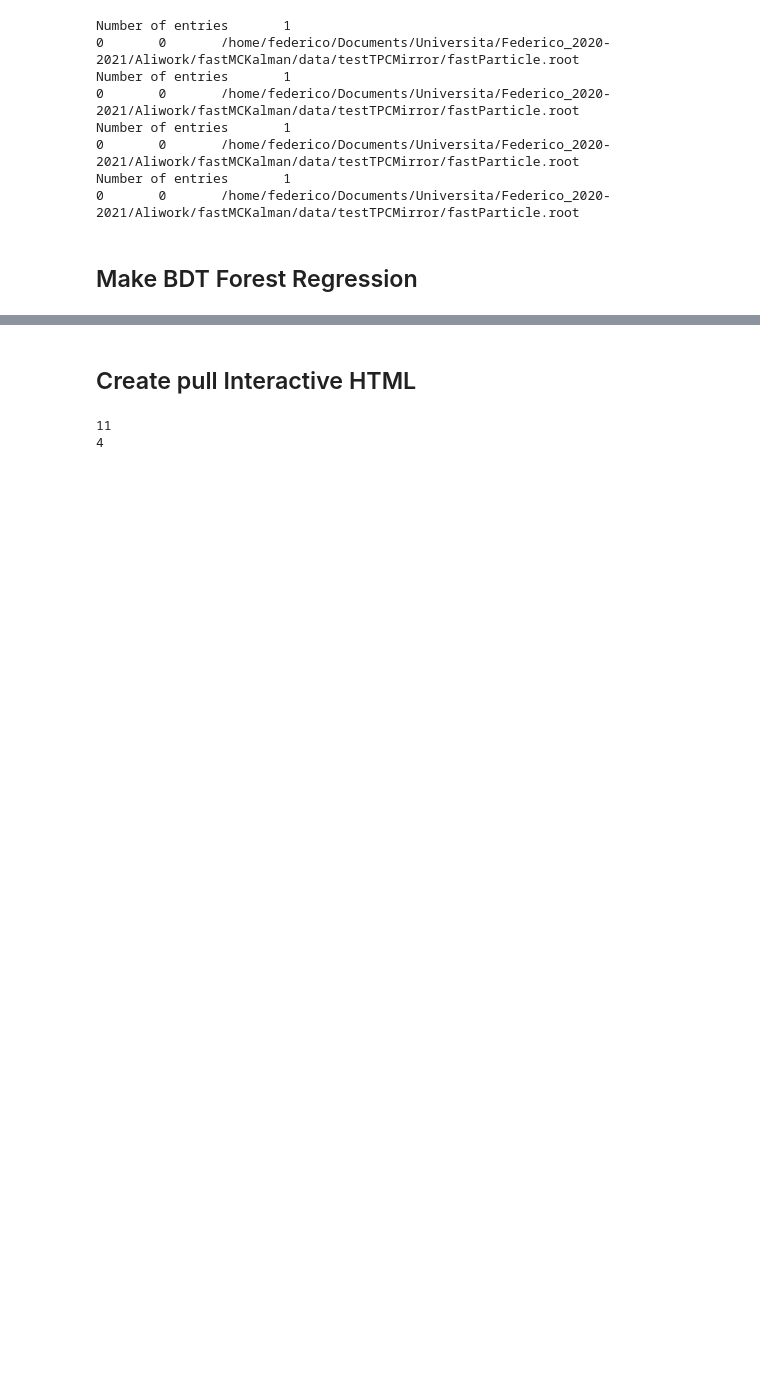
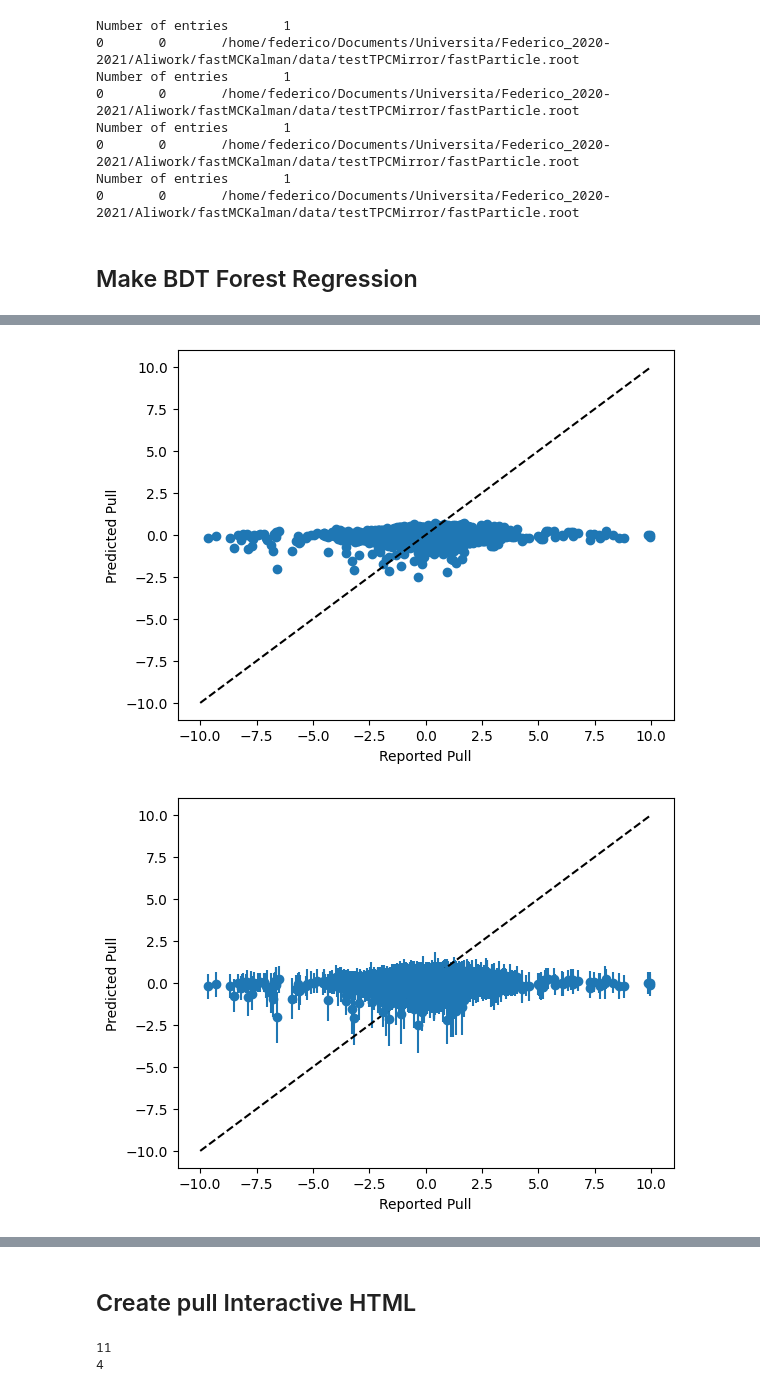
Before and after one commit to miranov25/fastMCKalman, a Jupyter notebook: fastMCKalman/MC/Regression.ipynb, the cells around one changed output, grey strips where cells are left out. Saved outputs shown, nothing was run; the diff lists cells and outputs as text; code cells hidden in the pictures; blank space fills up the shorter version.

```diff
--- a/fastMCKalman/MC/Regression.ipynb
+++ b/fastMCKalman/MC/Regression.ipynb
@@ -82,0 +88,23 @@ mean = 0.0028671902043743407   sigma = 0.9823325215707418
+# %%
+# Test Sample
+# Plot predicted pulls without error bars
+
+plt.scatter(Y_test, Y_hat_test)
+plt.plot([-10, 10], [-10, 10], 'k--')
+plt.xlabel('Reported Pull')
+plt.ylabel('Predicted Pull')
+plt.show()
+
+# Calculate the variance:
+mpg_V_IJ_unbiased = fci.random_forest_error(forest, X_train.values,
+                                            X_test.values)
+
+# Plot error bars for predicted pulls using unbiased variance
+plt.errorbar(Y_test, Y_hat_test, yerr=np.sqrt(mpg_V_IJ_unbiased), fmt='o')
+plt.plot([-10, 10], [-10, 10], 'k--')
+plt.xlabel('Reported Pull')
+plt.ylabel('Predicted Pull')
+plt.show()
+# %% [output]
+[figure, added]
+[figure, added]
```
Also changed, not shown: parts of 6 cells of this notebook.
